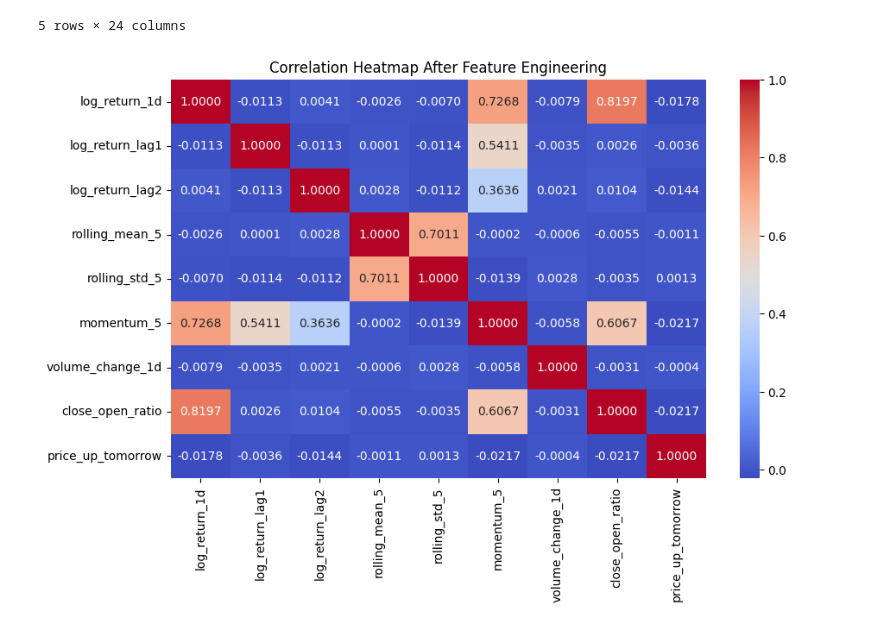
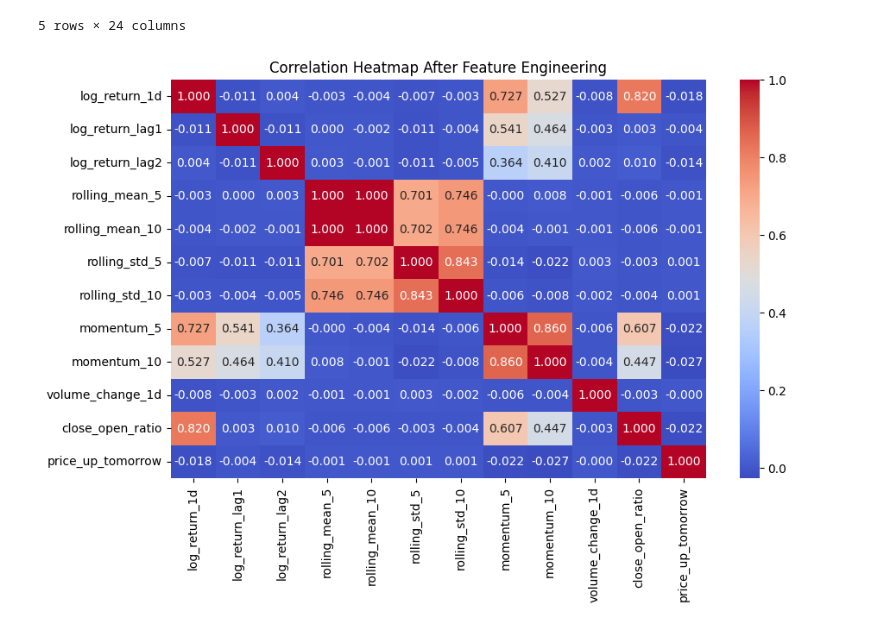
Before and after one commit to ashwinder1/Stock-Trend-Analysis-with-NYSE, a Jupyter notebook: feature/eda.ipynb, the cells around one changed output. Saved outputs shown, nothing was run; the diff lists cells and outputs as text; code cells hidden in the pictures.

Commit message:
added  momentum and volatility for 10 days in the heatmap

```diff
--- a/feature/eda.ipynb
+++ b/feature/eda.ipynb
@@ -8,7 +8,7 @@ import pandas as pd
 Loading the data into a data frame
 # %%
 # loading the data and placing in a dataframe
-pricee_s_a = pd.read_csv('data/prices-split-adjusted.csv')
+pricee_s_a = pd.read_csv('../data/prices-split-adjusted.csv')
 pricee_s_a
 # %% [output]
 |  | date | symbol | open | close | low | high | volume |
@@ -519,15 +519,15 @@ Feature-engineered data shape: (845749, 24)
 # %%
 import seaborn as sns
 import matplotlib.pyplot as plt
 
 corr = pricee_feat[[
-    'log_return_1d', 'log_return_lag1', 'log_return_lag2', 'rolling_mean_5',
-    'rolling_std_5', 'momentum_5', 'volume_change_1d', 'close_open_ratio', 'price_up_tomorrow'
+    'log_return_1d', 'log_return_lag1', 'log_return_lag2', 'rolling_mean_5', 'rolling_mean_10',
+    'rolling_std_5', 'rolling_std_10', 'momentum_5', 'momentum_10', 'volume_change_1d', 'close_open_ratio', 'price_up_tomorrow'
 ]].corr()
 
 plt.figure(figsize=(10,6))
-sns.heatmap(corr, annot=True, cmap='coolwarm', fmt=".4f")
+sns.heatmap(corr, annot=True, cmap='coolwarm', fmt=".3f")
 plt.title("Correlation Heatmap After Feature Engineering")
 plt.show()
 # %% [output]
-[figure, old version]
+[figure, new version]
```
Also changed, not shown: parts of 1 cell of this notebook.
